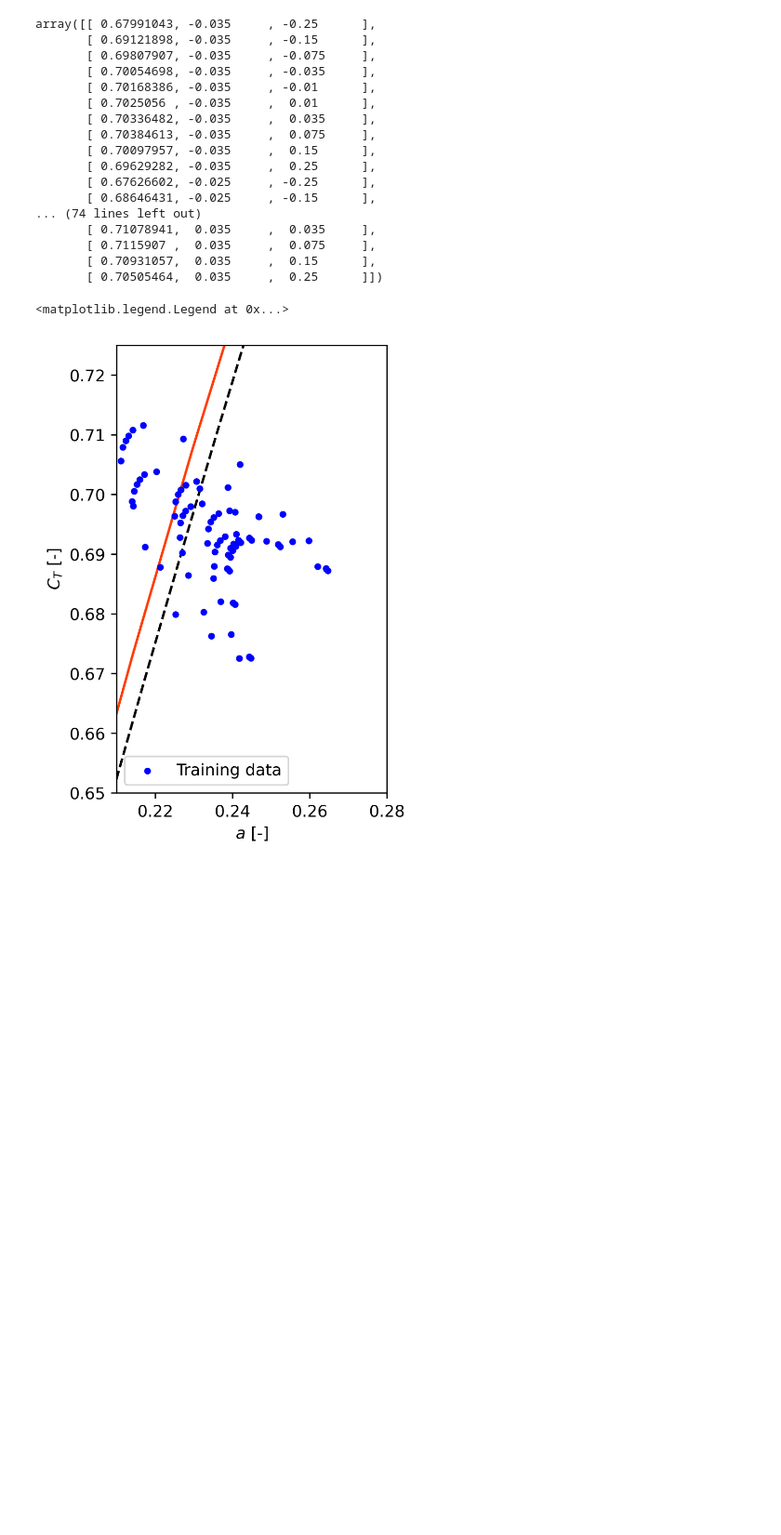
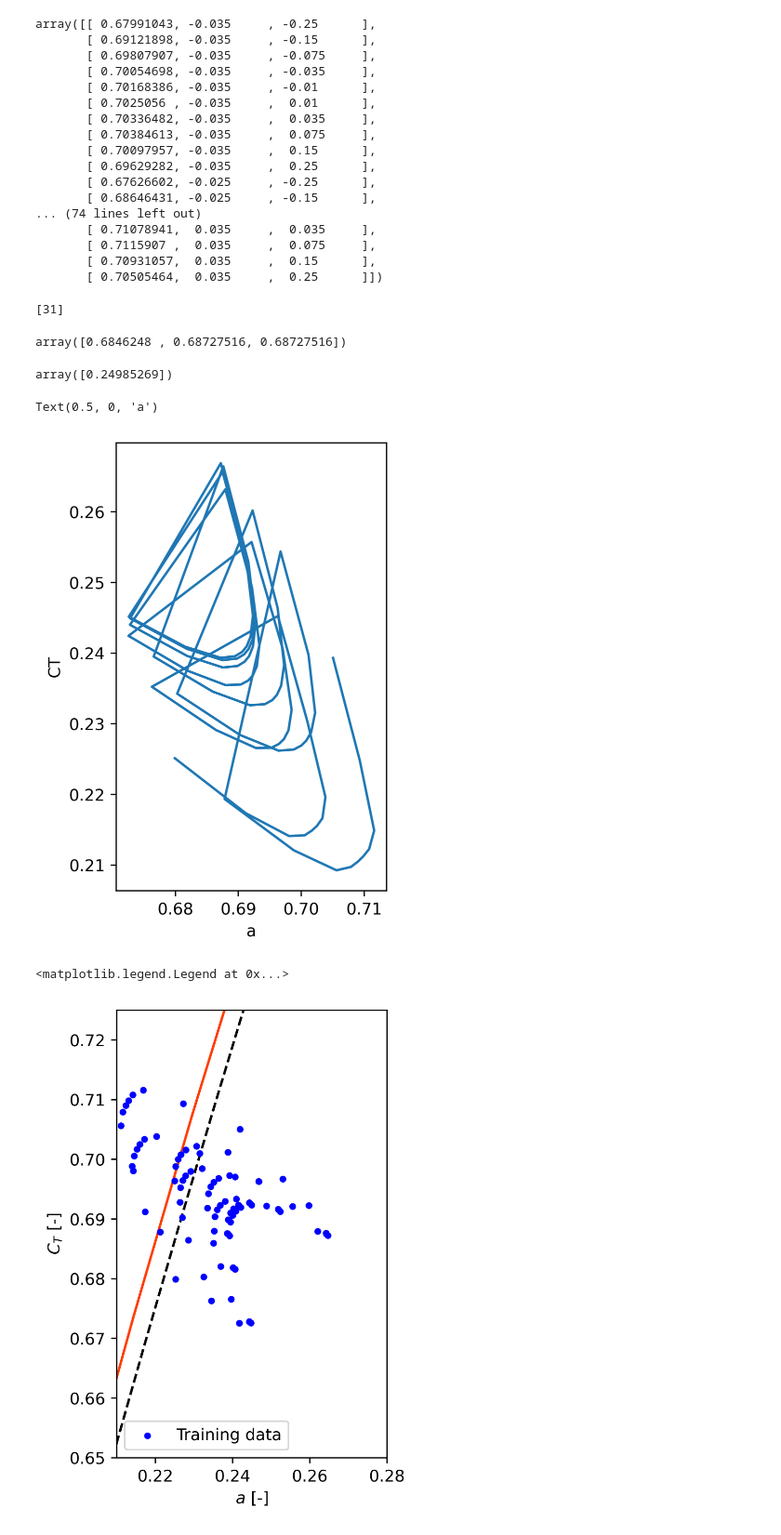
Before and after one commit to StormMata/induction_modeling, a Jupyter notebook: gaussian_process/10MW/GP_rotor.ipynb, the cells around one changed output. Shown at 93% size. Cells and saved outputs as stored; diff of their text form; code cells hidden in the pictures; blank space fills up the shorter version.

```diff
--- a/gaussian_process/10MW/GP_rotor.ipynb
+++ b/gaussian_process/10MW/GP_rotor.ipynb
@@ -92,7 +121,7 @@ X_t_rot = X_test_rot['X']
 y_t_rot = X_test_rot['y']
 # %%
 X_t_rot[:,0] = obj_cot1.transform(np.linspace(0.66,0.72,250).reshape(-1, 1)).ravel()
-X_t_rot[:,1] = obj_cot2.transform(0.03*np.ones(250).reshape(-1, 1)).ravel()
-X_t_rot[:,2] = obj_cot3.transform(0.2*np.ones(250).reshape(-1, 1)).ravel()
+X_t_rot[:,1] = obj_cot2.transform(0.0*np.ones(250).reshape(-1, 1)).ravel()
+X_t_rot[:,2] = obj_cot3.transform(0.0*np.ones(250).reshape(-1, 1)).ravel()
 X_t_rot
 # %% [output]
@@ -138,3 +152,7 @@ out_sample = [i for i, (ct, s, v) in enumerate(X_t_rot) if (abs(v) > 0.2 or abs(
+# %%
+uniform
+# %% [output]
+[31]
 # %%
 full_range = np.arange(0, len(X_t_rot))  # inclusive of 90
 in_sample = np.setdiff1d(full_range, out_sample)
@@ -150,6 +168,23 @@ y_t_rot = obj_ann.inverse_transform(X_test_rot['y'])
 # X_t_rot = obj_cot.inverse_transform(X_test_rot['X'])
 # y_t_rot = obj_ann.inverse_transform(X_test_rot['y'])
 A_pred = obj_ann.inverse_transform(A_pred.reshape(-1, 1))
+# %%
+obj_cot1.inverse_transform(X_rot[31,:].reshape(-1, 1)).ravel()
+# %% [output]
+array([0.6846248 , 0.68727516, 0.68727516])
+# %%
+obj_ann.inverse_transform(y_rot[31].reshape(-1, 1)).ravel()
+# %% [output]
+array([0.24985269])
+# %%
+fig, ax = plt.subplots(figsize=(3, 5))
+
+ax.plot(X_t_rot[:,0], A_pred)
+ax.set_ylabel('CT')
+ax.set_xlabel('a')
+# %% [output]
+Text(0.5, 0, 'a')
+[figure, added]
 # %%
 
 a_mom = np.linspace(0,0.75,50)
```
Also changed, not shown: parts of 11 cells of this notebook, 15 other files.
